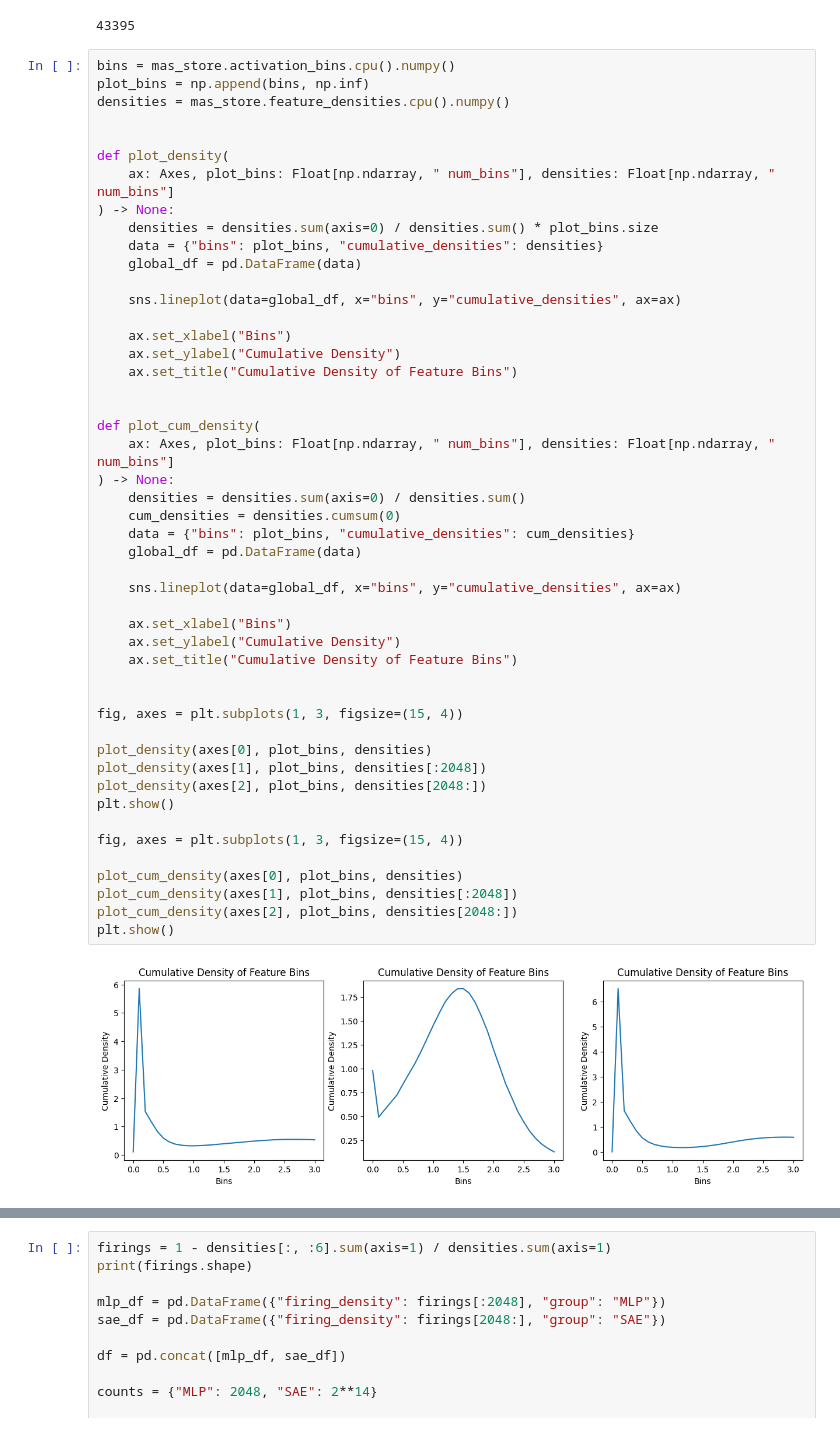
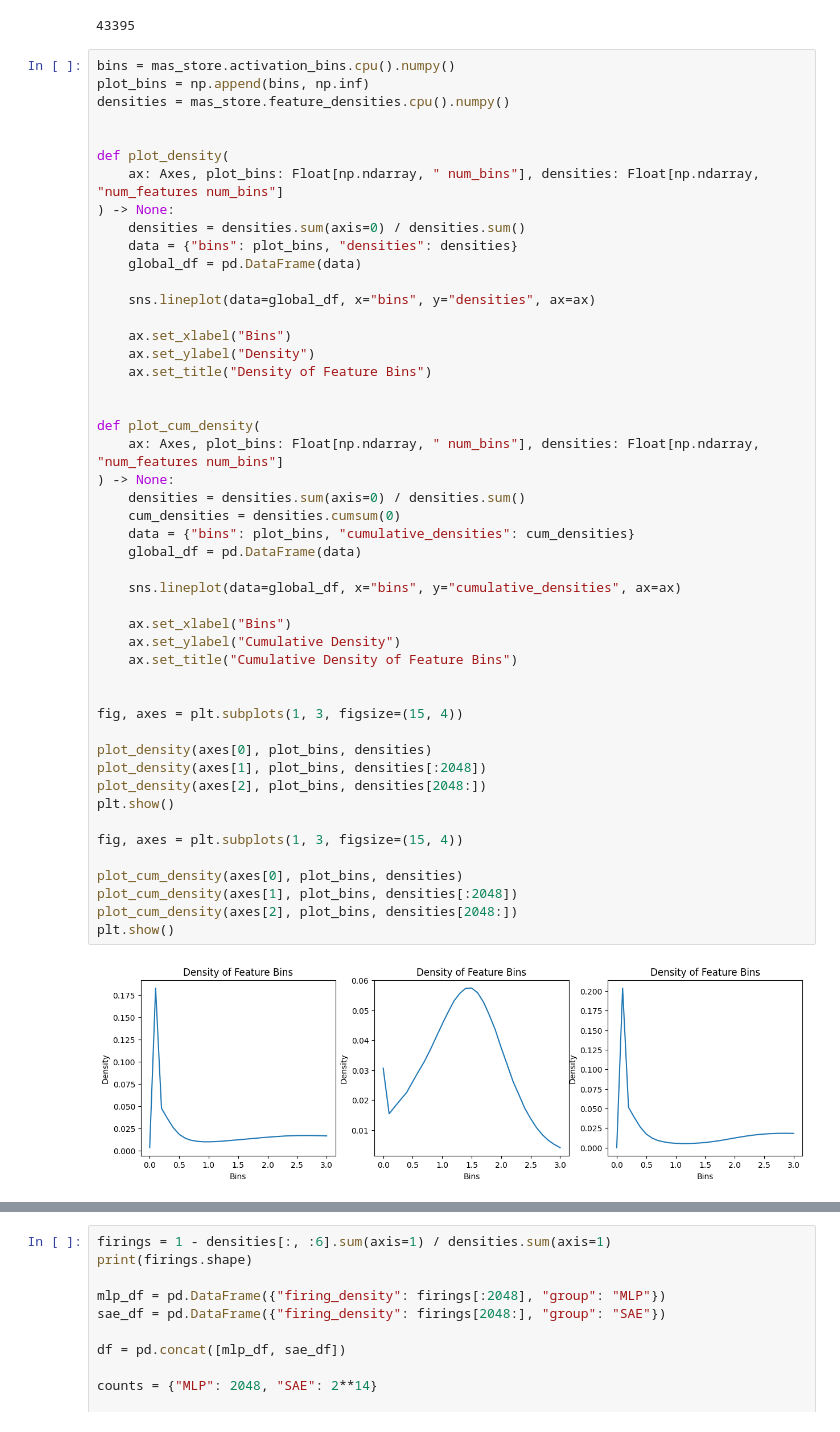
Before and after one commit to albertsgarde/thesis, a Jupyter notebook: sandbox/n2g_test.ipynb, the cells around one changed output, grey strips where cells are left out. Saved outputs shown, nothing was run; the diff lists cells and outputs as text.

Commit message:
:speech_balloon: Fix text in graphs

```diff
--- a/sandbox/n2g_test.ipynb
+++ b/sandbox/n2g_test.ipynb
@@ -51,47 +51,47 @@ densities = mas_store.feature_densities.cpu().numpy()
 
 
 def plot_density(
-    ax: Axes, plot_bins: Float[np.ndarray, " num_bins"], densities: Float[np.ndarray, " num_bins"]
+    ax: Axes, plot_bins: Float[np.ndarray, " num_bins"], densities: Float[np.ndarray, "num_features num_bins"]
 ) -> None:
-    densities = densities.sum(axis=0) / densities.sum() * plot_bins.size
-    data = {"bins": plot_bins, "cumulative_densities": densities}
+    densities = densities.sum(axis=0) / densities.sum()
+    data = {"bins": plot_bins, "densities": densities}
     global_df = pd.DataFrame(data)
 
-    sns.lineplot(data=global_df, x="bins", y="cumulative_densities", ax=ax)
+    sns.lineplot(data=global_df, x="bins", y="densities", ax=ax)
 
     ax.set_xlabel("Bins")
-    ax.set_ylabel("Cumulative Density")
-    ax.set_title("Cumulative Density of Feature Bins")
+    ax.set_ylabel("Density")
+    ax.set_title("Density of Feature Bins")
 
 
 def plot_cum_density(
-    ax: Axes, plot_bins: Float[np.ndarray, " num_bins"], densities: Float[np.ndarray, " num_bins"]
+    ax: Axes, plot_bins: Float[np.ndarray, " num_bins"], densities: Float[np.ndarray, "num_features num_bins"]
 ) -> None:
     densities = densities.sum(axis=0) / densities.sum()
     cum_densities = densities.cumsum(0)
     data = {"bins": plot_bins, "cumulative_densities": cum_densities}
     global_df = pd.DataFrame(data)
 
     sns.lineplot(data=global_df, x="bins", y="cumulative_densities", ax=ax)
 
     ax.set_xlabel("Bins")
     ax.set_ylabel("Cumulative Density")
     ax.set_title("Cumulative Density of Feature Bins")
 
 
 fig, axes = plt.subplots(1, 3, figsize=(15, 4))
 
 plot_density(axes[0], plot_bins, densities)
 plot_density(axes[1], plot_bins, densities[:2048])
 plot_density(axes[2], plot_bins, densities[2048:])
 plt.show()
 
 fig, axes = plt.subplots(1, 3, figsize=(15, 4))
 
 plot_cum_density(axes[0], plot_bins, densities)
 plot_cum_density(axes[1], plot_bins, densities[:2048])
 plot_cum_density(axes[2], plot_bins, densities[2048:])
 plt.show()
 # %% [output]
-[figure, old version]
+[figure, new version]
 [figure]
```
Also changed, not shown: parts of 1 cell of this notebook.
